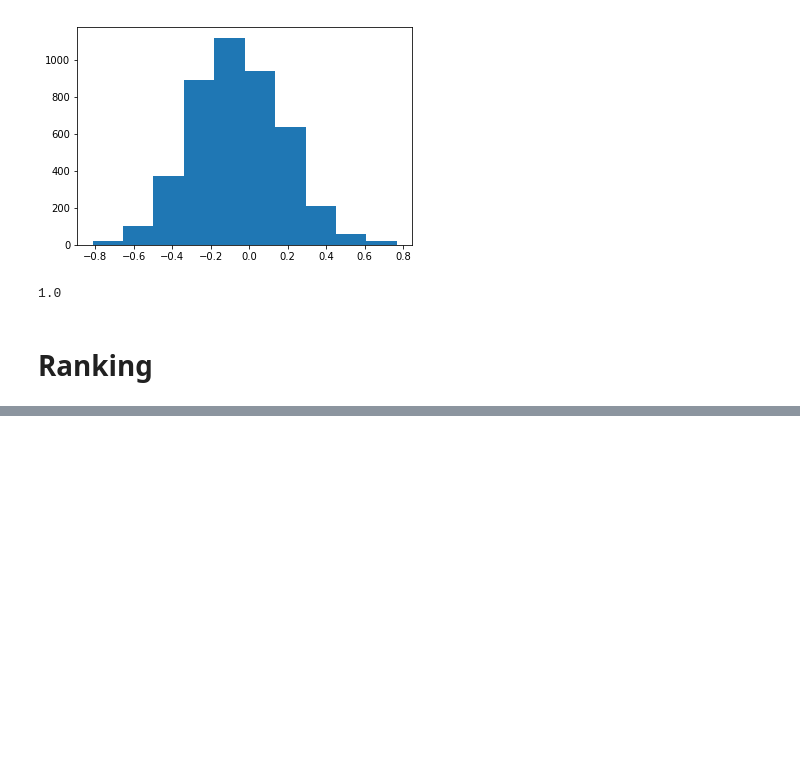
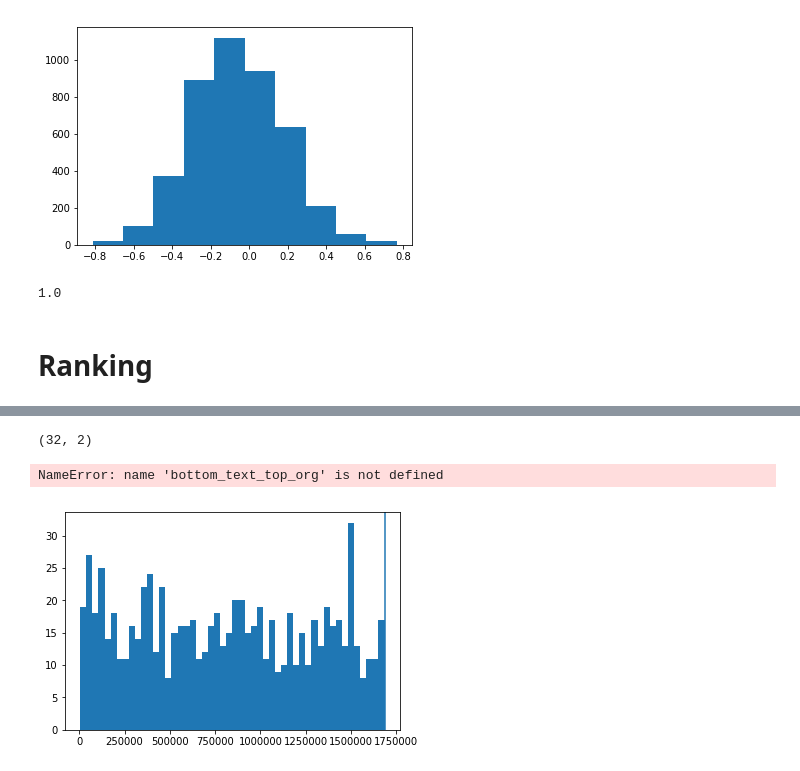
Before and after one commit to kojino/doc2vec, a Jupyter notebook: mimic/exploratory.ipynb, the cells around one changed output, grey strips where cells are left out. Drawn from its saved outputs; the diff is of its cells as text; code cells hidden in the pictures; blank space fills up the shorter version.

```diff
--- a/mimic/exploratory.ipynb
+++ b/mimic/exploratory.ipynb
@@ -103,0 +182,4 @@ matched_ids=f(df_sub['MATCH.ID'])
+# %%
+top_text_top_org.shape
+# %% [output]
+(32, 2)
@@ -103,0 +195,20 @@ matched_ids=f(df_sub['MATCH.ID'])
+# %%
+control=df_sub[df_sub['ECHO']==1].iloc[bottom_text_top_org[:,0]].index.values
+treat=df_sub[df_sub['ECHO']==0].iloc[bottom_text_top_org[:,1]].index.values
+top_top_texts = np.vstack([texts.loc[control]['TEXT'].values.astype(str),texts.loc[treat]['TEXT'].values])
+df_out = pd.DataFrame(top_top_texts.T).replace("\\", "").replace('\n',' ', regex=True).replace('\r',' ', regex=True).replace("\"", "").replace("\'", "")
+df_out[0] = df_out[0].astype(str).str[:4000]
+df_out[1] = df_out[1].astype(str).str[:4000]
+
+df_out.to_csv('top-bottom.csv',index=None)
+# %% [output]
+NameError: name 'bottom_text_top_org' is not defined
+# %%
+rankings = np.searchsorted(, -cosines[res[:,0],res[:,1]])
+# %%
+import matplotlib.pyplot as plt
+plt.hist(rankings.astype(int),bins=50)
+plt.axvline(x=787*2143)
+plt.show()
+# %% [output]
+[figure, added]
```
Also changed, not shown: parts of 18 cells of this notebook.
